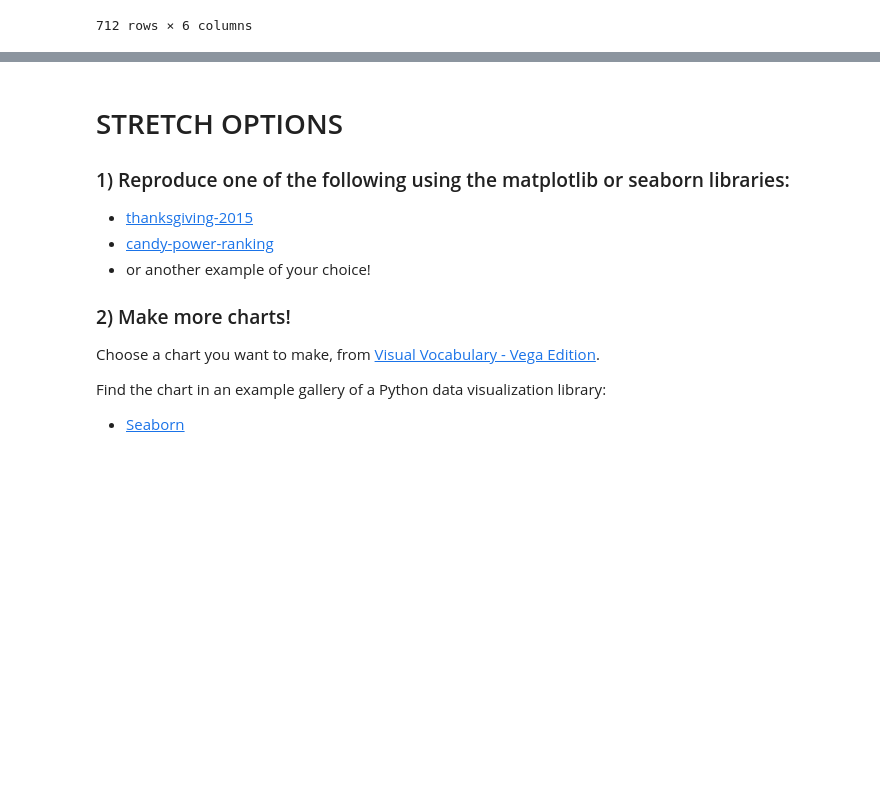
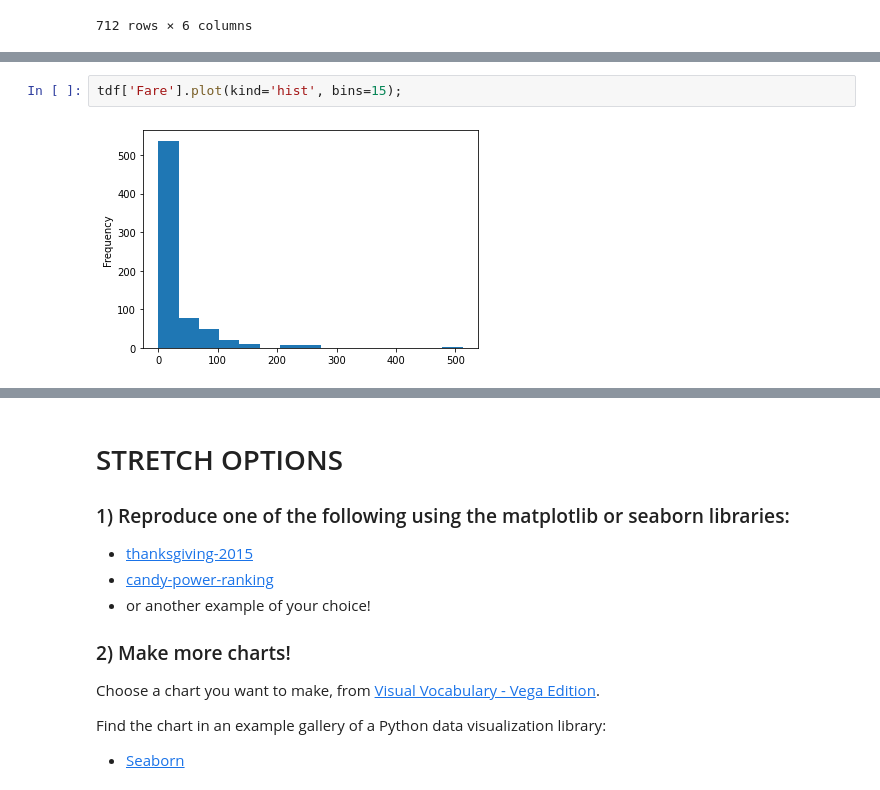
Before and after one commit to marianvinas/DS-Unit-1-Sprint-1-Data-Wrangling-and-Storytelling-1, a Jupyter notebook: module4-make-explanatory-visualizations/LS_DS_114_Make_Explanatory_Visualizations_Assignment.ipynb, the cells around one changed output, grey strips where cells are left out. Drawn from its saved outputs; the diff is of its cells as text; blank space fills up the shorter version.

```diff
--- a/module4-make-explanatory-visualizations/LS_DS_114_Make_Explanatory_Visualizations_Assignment.ipynb
+++ b/module4-make-explanatory-visualizations/LS_DS_114_Make_Explanatory_Visualizations_Assignment.ipynb
@@ -59,0 +90,4 @@ tdf
+# %%
+tdf['Fare'].plot(kind='hist', bins=15);
+# %% [output]
+[figure, added]
```
Also changed, not shown: parts of 23 cells of this notebook.
